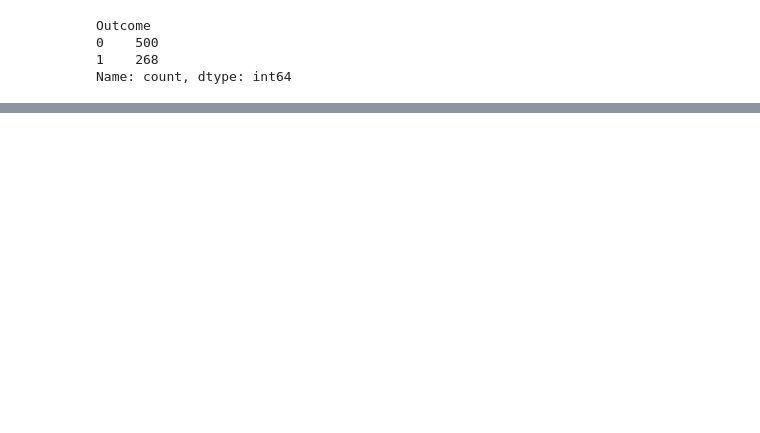
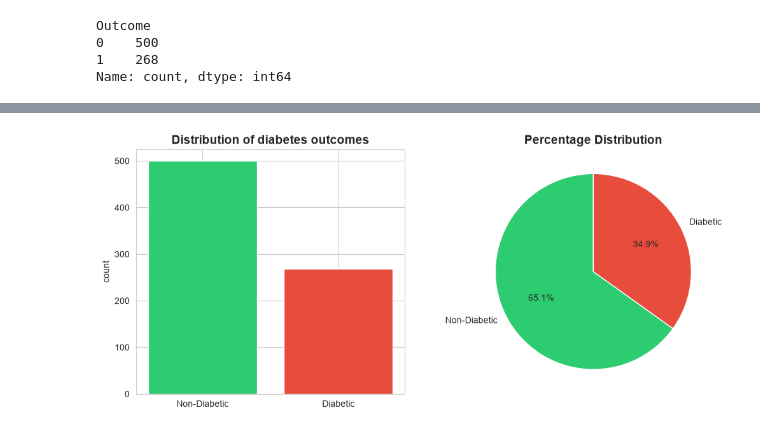
Before and after one commit to SihanUdayaratna03/MediStore-Diabetes-Prediction-AI, a Jupyter notebook: diabetes-prediction.ipynb, the cells around one changed output, grey strips where cells are left out. Drawn from its saved outputs; the diff is of its cells as text; code cells hidden in the pictures; blank space fills up the shorter version.

Commit message:
Add outcome count analysis and visualizations

```diff
--- a/diabetes-prediction.ipynb
+++ b/diabetes-prediction.ipynb
@@ -48,0 +56,15 @@ Name: count, dtype: int64
+# %%
+plt.figure(figsize=(12, 5))
+plt.subplot(1,2,1)
+outcome_counts = diabetes_dataset['Outcome'].value_counts()
+plt.bar(['Non-Diabetic', 'Diabetic'], outcome_counts.values, color=['#2ecc71','#e74c3c'])
+plt.title('Distribution of diabetes outcomes', fontsize=14, fontweight='bold')
+plt.ylabel('count')
+
+plt.subplot(1,2,2)
+plt.pie(outcome_counts.values, labels=['Non-Diabetic', 'Diabetic'],
+        autopct='%1.1f%%', colors=['#2ecc71','#e74c3c'], startangle=90)
+plt.title('Percentage Distribution', fontsize=14, fontweight='bold')
+plt.show()
+# %% [output]
+[figure, added]
```
Also changed, not shown: parts of 1 cell of this notebook.
